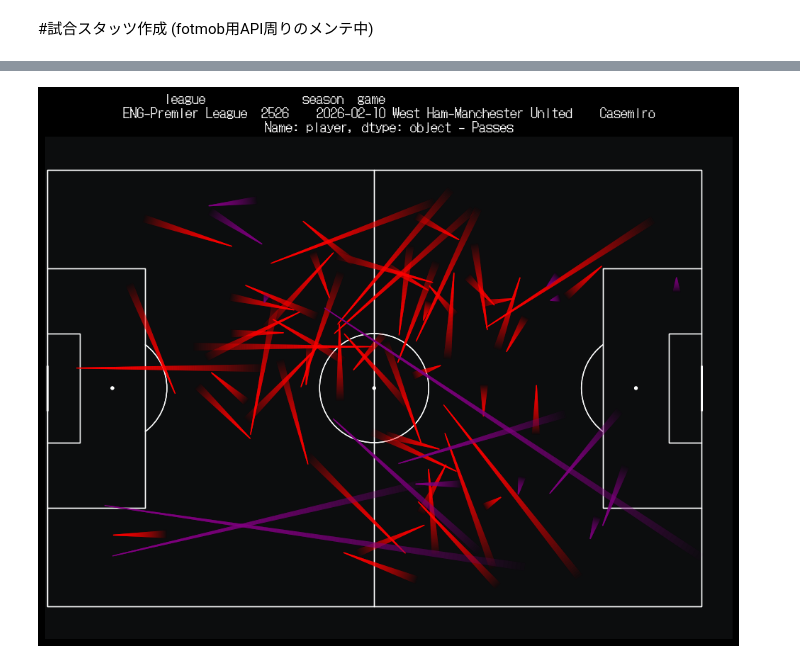
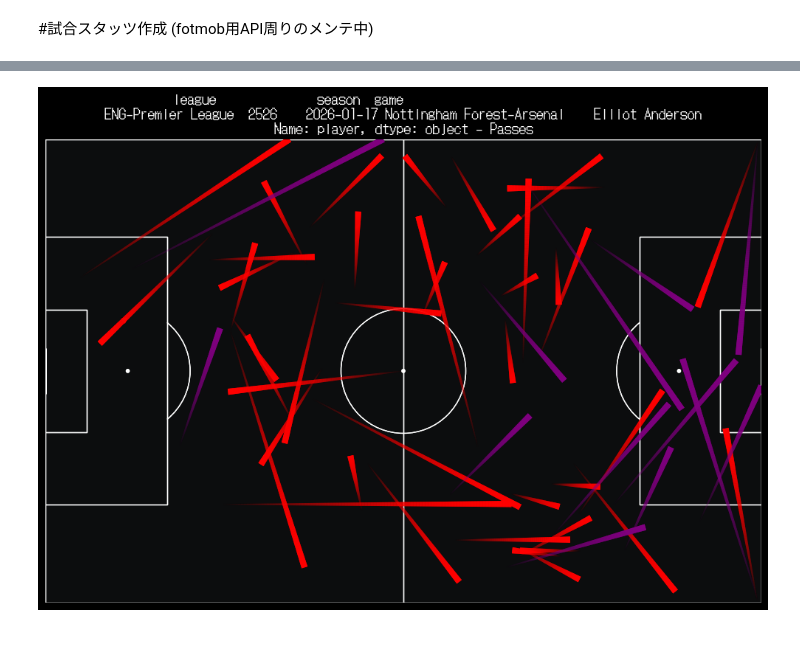
Before and after one commit to caffeine1005/footy_analysis, a Jupyter notebook: model_template.ipynb, the cells around one changed output, grey strips where cells are left out. Saved outputs shown, nothing was run; the diff lists cells and outputs as text; code cells hidden in the pictures.

Commit message:
pace-of-game template done

```diff
--- a/model_template.ipynb
+++ b/model_template.ipynb
@@ -27,0 +25,3 @@ game
+# %%
+game_id = 1903307
+game = ws.read_events(match_id=game_id)
@@ -371,29 +432,26 @@ casemiro_pass
 def pass_plot (ax, df1,df2, bg_color):
     player = df1['player'].head(1)
     pitch.draw(ax = ax)
-    ax.set_xlim(0, 120)
-    ax.set_ylim(0, 80)
+    ax.set_xlim(0, 100)
+    ax.set_ylim(0, 100)
     ax.set_facecolor(bg_color)
-
-
 
     for _, row in df1.iterrows():
         color = 'red'
-        pitch.lines(row['x']*1.2, row['y']*0.8,row['end_x']*1.2, row['end_y']*0.8, color = color, linewidth=8, transparent=True, comet=True,ax=ax, zorder=1)
+        pitch.lines(row['x'], row['y'],row['end_x'], row['end_y'], color = color, linewidth=6, transparent=True, comet=True,ax=ax, zorder=1)
 
     for _, row in df2.iterrows():
         color = 'purple'
-        pitch.lines(row['x']*1.2, row['y']*0.8,row['end_x']*1.2, row['end_y']*0.8, color = color,linewidth=8,transparent=True, comet=True,ax=ax, zorder=1)
+        pitch.lines(row['x'], row['y'],row['end_x'], row['end_y'], color = color,linewidth=6,transparent=True, comet=True,ax=ax, zorder=1)
 
-    ax.axis('equal')
     ax.set_title(f"{player} - Passes", font=font, fontsize=14, color='white')
 # %%
-pitch = Pitch(pitch_type='statsbomb',line_color = 'white', linewidth=1)
+pitch = Pitch(pitch_type='opta',line_color = 'white', linewidth=1)
 fig, ax = pitch.draw(figsize=(10,8))
 
-casemiro_success = casemiro_pass[casemiro_pass['outcome_type'] == 'Successful']
-casemiro_fail = casemiro_pass[casemiro_pass['outcome_type'] == 'Unsuccessful']
+pass_success = Pass[Pass['outcome_type'] == 'Successful']
+pass_fail = Pass[Pass['outcome_type'] == 'Unsuccessful']
 
-pass_plot(ax, casemiro_success, casemiro_fail,bg_color= '#0C0D0E')
+pass_plot(ax, pass_success, pass_fail,bg_color= '#0C0D0E')
 # %% [output]
-[figure, old version]
+[figure, new version]
```
Also changed, not shown: parts of 13 cells of this notebook, 3 other files.
